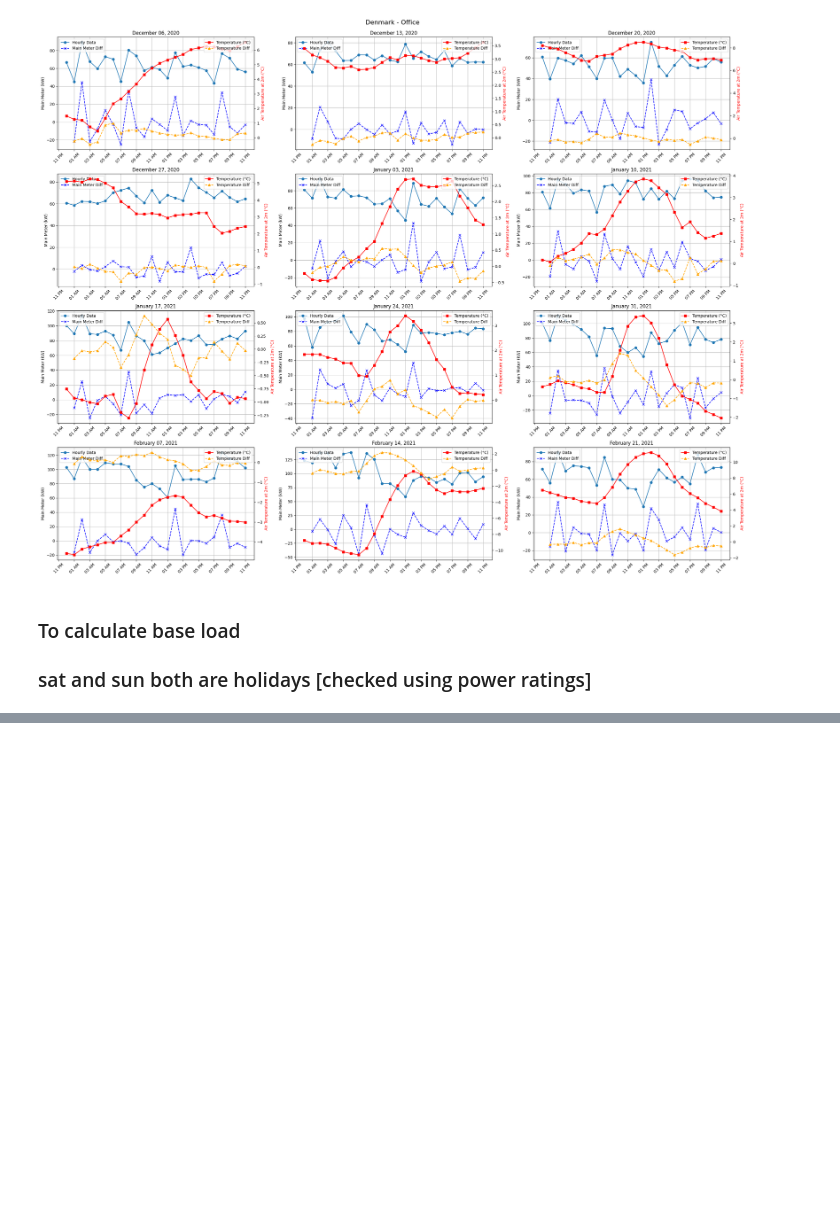
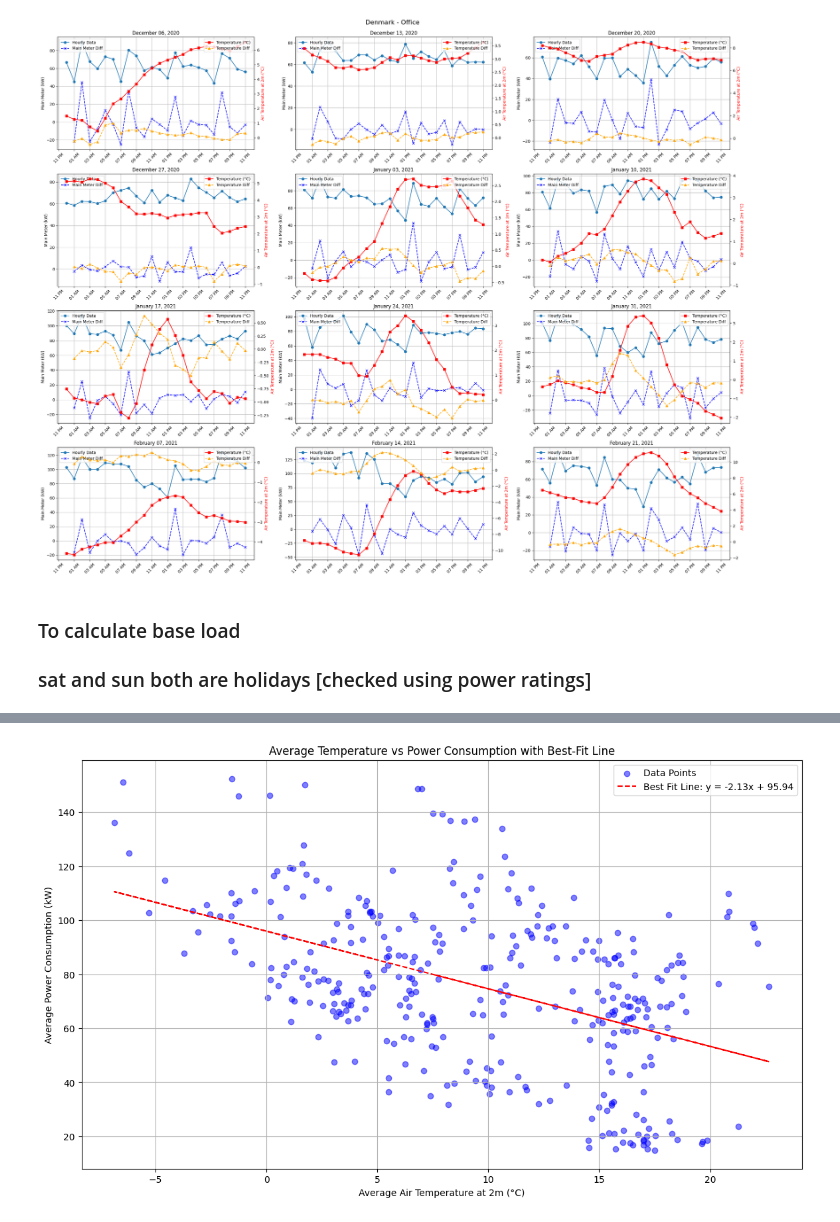
Before and after one commit to tenseisoham/payday, a Jupyter notebook: code/eda_den_L03_B02.ipynb, the cells around one changed output, grey strips where cells are left out. Saved outputs shown, nothing was run; the diff lists cells and outputs as text; code cells hidden in the pictures; blank space fills up the shorter version.

Commit message:
new graphs and add baseline load

```diff
--- a/code/eda_den_L03_B02.ipynb
+++ b/code/eda_den_L03_B02.ipynb
@@ -234,0 +270,18 @@ top_10_min_ratings
+# %%
+# Iterate over each unique day and find the minimum load for that day
+df_1h['baseline_load_day'] = None
+
+for day in df_1h['timestamp'].dt.to_period('D').unique():
+
+    # Filter the DataFrame for the specific day
+    day_df = df_1h[df_1h['timestamp'].dt.to_period('D') == day]
+
+    if not day_df.empty:
+        # Get the minimum load for this day
+        min_load = day_df['main_meter(kW)'].min()
+
+        # Assign the minimum load to all timestamps in this day
+        df_1h.loc[df_1h['timestamp'].dt.to_period('D') == day, 'baseline_load_day'] = min_load
+
+# Now, df_1h has a new column 'baseline_load' with the minimum load observed for each day
+df_1h.head()
@@ -234,0 +295,47 @@ top_10_min_ratings
+# %%
+import pandas as pd
+import matplotlib.pyplot as plt
+import numpy as np
+
+# Assuming df_1h and df_weather are your DataFrames and already loaded
+
+# Convert 'timestamp' to datetime if not already done
+df_1h['timestamp'] = pd.to_datetime(df_1h['timestamp'])
+df_weather['timestamp'] = pd.to_datetime(df_weather['timestamp'])
+
+# Merge the two dataframes on timestamp (inner join to keep only matching times)
+df_merged = pd.merge(df_1h, df_weather, on='timestamp', how='inner')
+
+# Select only the numeric columns for averaging (e.g., temperature and power consumption)
+df_numeric = df_merged[['timestamp', 'main_meter(kW)', 'air_temperature_at_2m(deg_C)']]
+
+# Resample data to calculate daily averages
+df_daily_avg = df_numeric.resample('D', on='timestamp').mean()
+
+# Extract the relevant columns for plotting
+x = df_daily_avg['air_temperature_at_2m(deg_C)']
+y = df_daily_avg['main_meter(kW)']
+
+# Plotting the data
+plt.figure(figsize=(14, 8))
+plt.scatter(x, y, color='blue', alpha=0.5, label='Data Points')
+
+# Calculate the line of best fit
+coefficients = np.polyfit(x, y, 1)
+polynomial = np.poly1d(coefficients)
+y_fit = polynomial(x)
+
+# Plot the best-fit line
+plt.plot(x, y_fit, color='red', linestyle='--', label=f'Best Fit Line: y = {coefficients[0]:.2f}x + {coefficients[1]:.2f}')
+
+# Add labels and title
+plt.xlabel('Average Air Temperature at 2m (°C)')
+plt.ylabel('Average Power Consumption (kW)')
+plt.title('Average Temperature vs Power Consumption with Best-Fit Line')
+plt.legend()
+
+# Display the plot
+plt.grid(True)
+plt.show()
+# %% [output]
+[figure, added]
```
Also changed, not shown: parts of 8 cells of this notebook, 2 other files.
